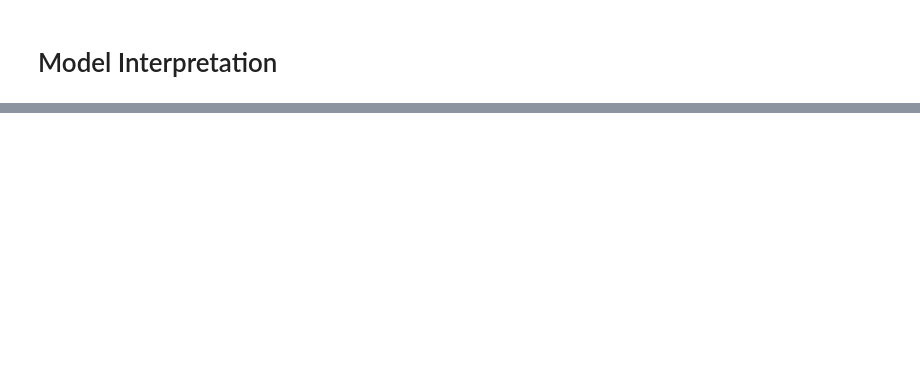
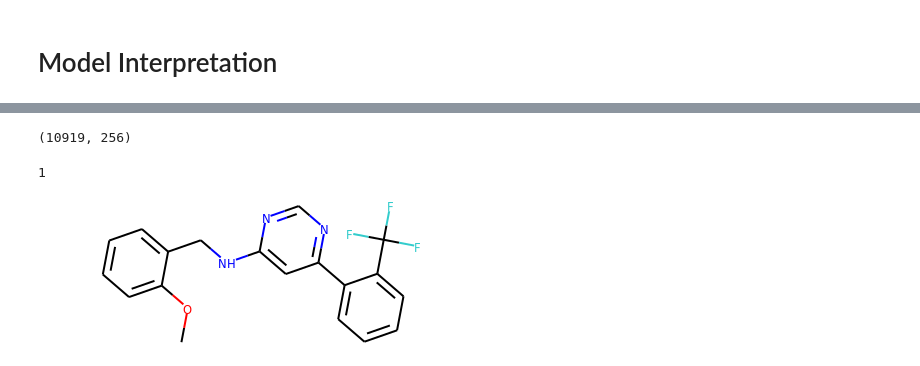
Before and after one commit to lilleswing/future_of_care, a Jupyter notebook: teacher_guide.ipynb, the cells around one changed output, grey strips where cells are left out. Saved outputs shown, nothing was run; the diff lists cells and outputs as text; code cells hidden in the pictures; blank space fills up the shorter version.

```diff
--- a/teacher_guide.ipynb
+++ b/teacher_guide.ipynb
@@ -542,0 +593,7 @@ mols[inactive_mols[3]]
+# %%
+# Now we have to pivot the results to see the average valie for each id
+d = {}
+for p, i in zip(preds, ids):
+    if i not in d:
+        d[i] = []
+    d[i].append(p)
@@ -544,0 +659,24 @@ mols[inactive_mols[3]]
+# %%
+import matplotlib.pyplot as plt
+%matplotlib inline
+from rdkit import Chem
+
+
+
+def load_dataset(fname):
+    with open(fname) as fin:
+        lines = [x.strip().split(',') for x in fin.readlines()]
+        X, y = [], []
+        for line in lines:
+            X.append(Chem.MolFromSmiles(line[0]))
+            y.append(float(line[1]))
+        return X, y
+X_train, y_train = load_dataset('assets/2c19_train.csv')
+X_test, y_test = load_dataset('assets/2c19_test.csv')
+train_dataset = dc.data.NumpyDataset(X_train, y_train, ids=[Chem.MolToSmiles(x) for x in X_train])
+test_dataset = dc.data.NumpyDataset(X_test, y_test, ids=[Chem.MolToSmiles(x) for x in X_test])
+# %%
+featurizer = dc.feat.CircularFingerprint(size=256)
+transformer = dc.trans.transformers.FeaturizationTransformer(transform_X=True, featurizer=featurizer)
+train_dataset = transformer.transform(train_dataset)
+test_dataset = transformer.transform(test_dataset)
@@ -544,0 +700,4 @@ mols[inactive_mols[3]]
+# %%
+train_dataset.X.shape
+# %% [output]
+(10919, 256)
@@ -544,0 +713,8 @@ mols[inactive_mols[3]]
+# %%
+# We want to investigate a toxic compound
+active_id = np.where(test_dataset.y[:]==1)[0][1]
+print(active_id)
+Chem.MolFromSmiles(test_dataset.ids[active_id])
+# %% [output]
+1
+[figure, added]
```
Also changed, not shown: parts of 21 cells of this notebook.
